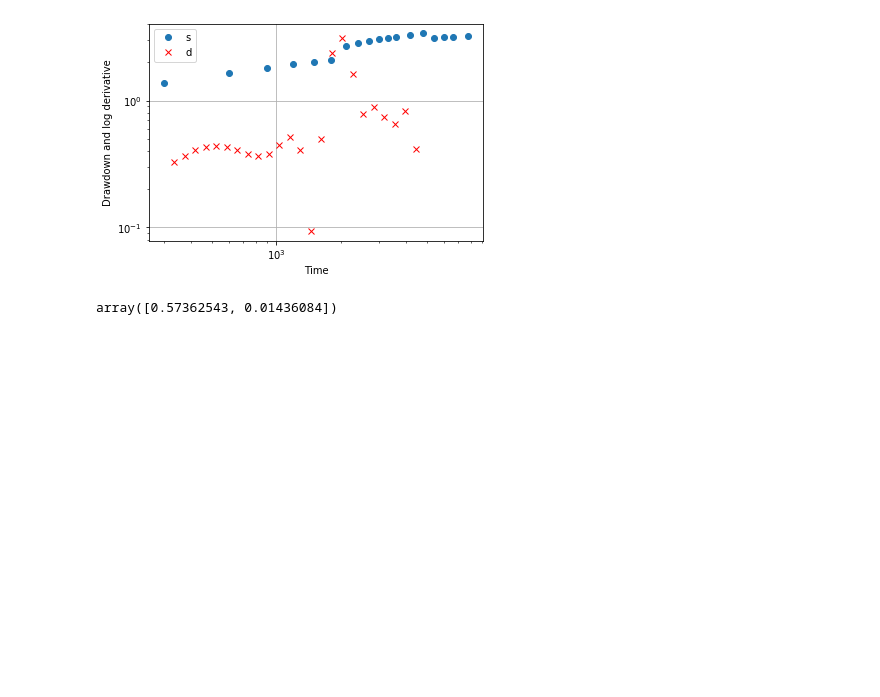
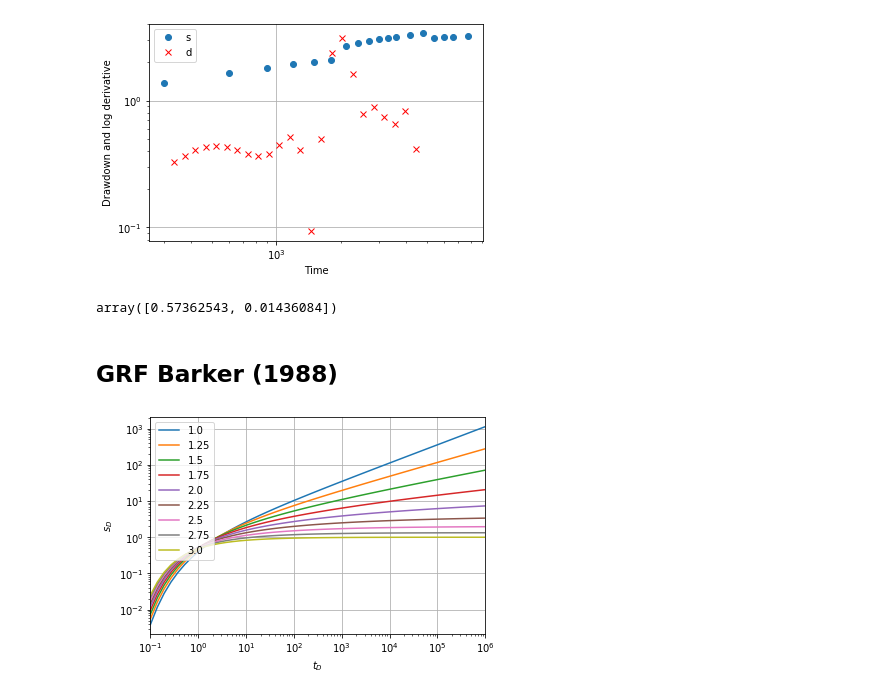
Before and after one commit to UniNE-CHYN/openhytest, a Jupyter notebook: notebooks/Test_prototype_model_fit_ND.ipynb, the cells around one changed output. Cells and saved outputs as stored; diff of their text form; code cells hidden in the pictures; blank space fills up the shorter version.

```diff
--- a/notebooks/Test_prototype_model_fit_ND.ipynb
+++ b/notebooks/Test_prototype_model_fit_ND.ipynb
@@ -356,3 +358,10 @@ aba = ht.Theis(df=df7)
 aba.guess_params()
 # %% [output]
 array([0.57362543, 0.01436084])
+# %% [markdown]
+## GRF Barker (1988)
+# %%
+genrad = ht.GRF()
+genrad.plot_typecurve()
+# %% [output]
+[figure, added]
```
Also changed, not shown: parts of 1 cell of this notebook, 1 other file.
